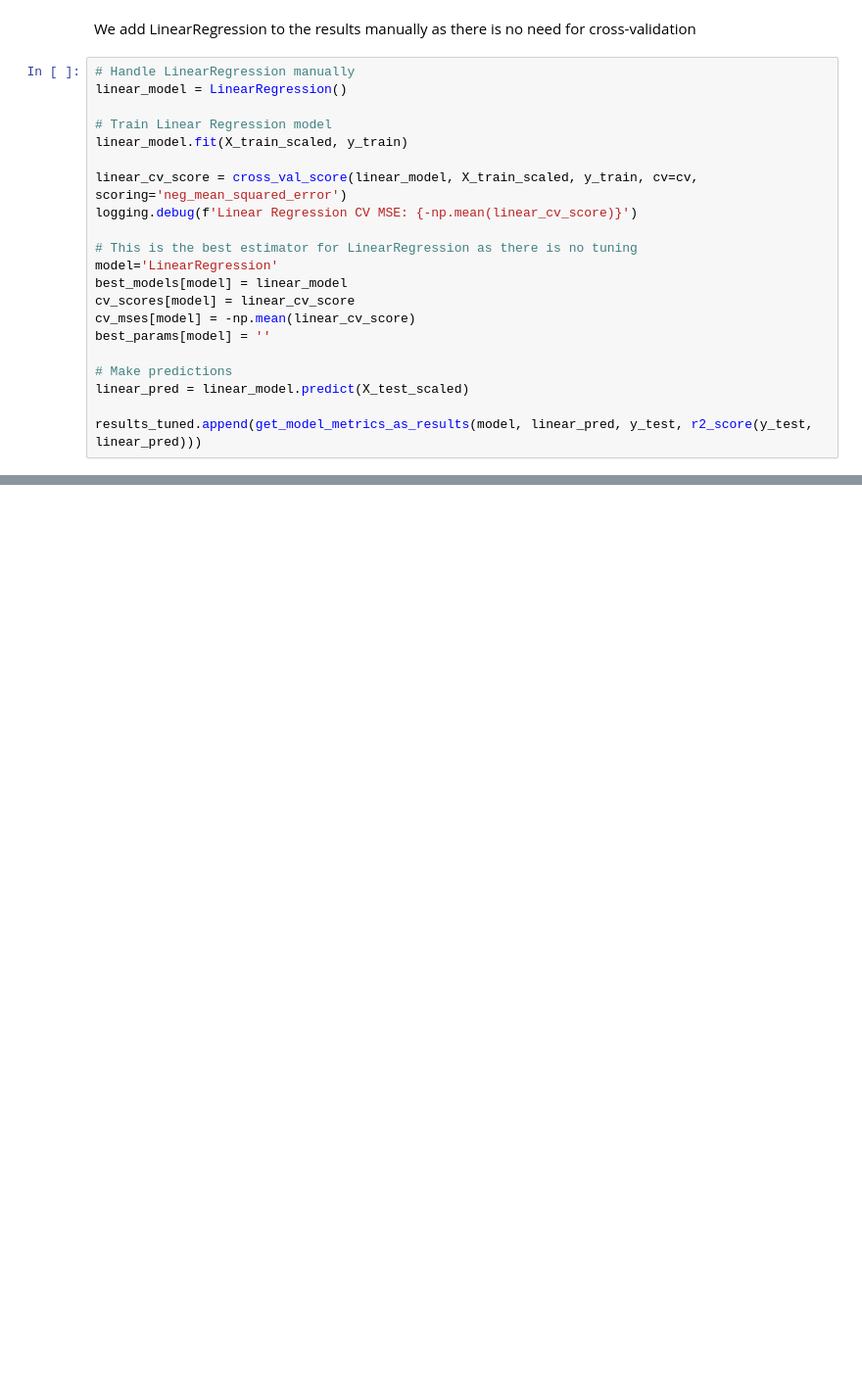
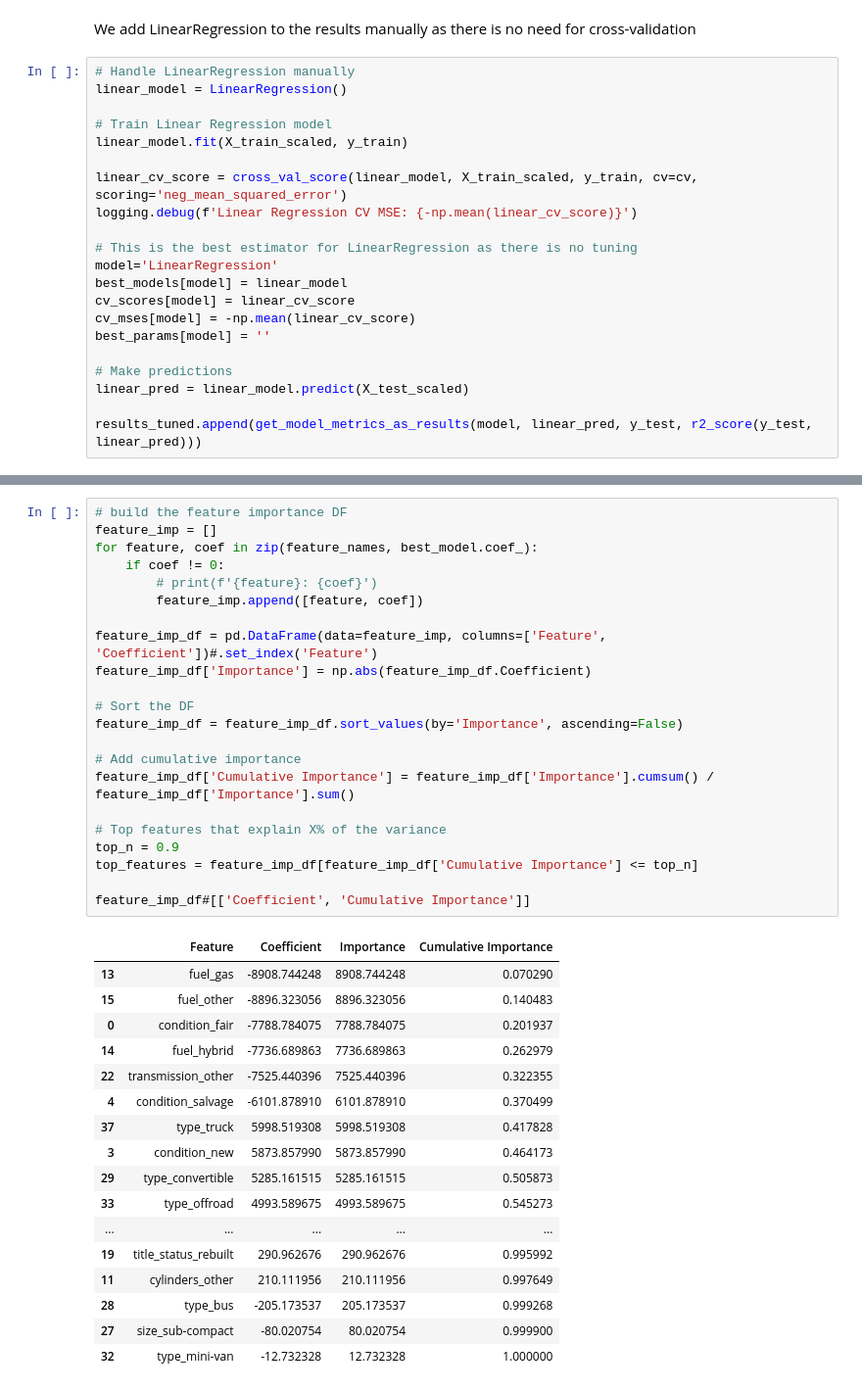
Before and after one commit to fazeelgm/UCB_ML_AI_PracticalApp_II, a Jupyter notebook: DataModels.ipynb, the cells around one changed output, grey strips where cells are left out. Shown at 98% size. Drawn from its saved outputs; the diff is of its cells as text; blank space fills up the shorter version.

```diff
--- a/DataModels.ipynb
+++ b/DataModels.ipynb
@@ -408,0 +481,40 @@ plt.show()
+# %%
+# build the feature importance DF
+feature_imp = []
+for feature, coef in zip(feature_names, best_model.coef_):
+    if coef != 0:
+        # print(f'{feature}: {coef}')
+        feature_imp.append([feature, coef])
+
+feature_imp_df = pd.DataFrame(data=feature_imp, columns=['Feature', 'Coefficient'])#.set_index('Feature')
+feature_imp_df['Importance'] = np.abs(feature_imp_df.Coefficient)
+
+# Sort the DF
+feature_imp_df = feature_imp_df.sort_values(by='Importance', ascending=False)
+
+# Add cumulative importance
+feature_imp_df['Cumulative Importance'] = feature_imp_df['Importance'].cumsum() / feature_imp_df['Importance'].sum()
+
+# Top features that explain X% of the variance
+top_n = 0.9
+top_features = feature_imp_df[feature_imp_df['Cumulative Importance'] <= top_n]
+
+feature_imp_df#[['Coefficient', 'Cumulative Importance']]
+# %% [output]
+|  | Feature | Coefficient | Importance | Cumulative Importance |
+| 13 | fuel_gas | -8908.744248 | 8908.744248 | 0.070290 |
+| 15 | fuel_other | -8896.323056 | 8896.323056 | 0.140483 |
+| 0 | condition_fair | -7788.784075 | 7788.784075 | 0.201937 |
+| 14 | fuel_hybrid | -7736.689863 | 7736.689863 | 0.262979 |
+| 22 | transmission_other | -7525.440396 | 7525.440396 | 0.322355 |
+| 4 | condition_salvage | -6101.878910 | 6101.878910 | 0.370499 |
+| 37 | type_truck | 5998.519308 | 5998.519308 | 0.417828 |
+| 3 | condition_new | 5873.857990 | 5873.857990 | 0.464173 |
+| 29 | type_convertible | 5285.161515 | 5285.161515 | 0.505873 |
+| 33 | type_offroad | 4993.589675 | 4993.589675 | 0.545273 |
+| ... | ... | ... | ... | ... |
+| 19 | title_status_rebuilt | 290.962676 | 290.962676 | 0.995992 |
+| 11 | cylinders_other | 210.111956 | 210.111956 | 0.997649 |
+| 28 | type_bus | -205.173537 | 205.173537 | 0.999268 |
+| 27 | size_sub-compact | -80.020754 | 80.020754 | 0.999900 |
+| 32 | type_mini-van | -12.732328 | 12.732328 | 1.000000 |
```
Also changed, not shown: parts of 23 cells of this notebook, 2 other files.
